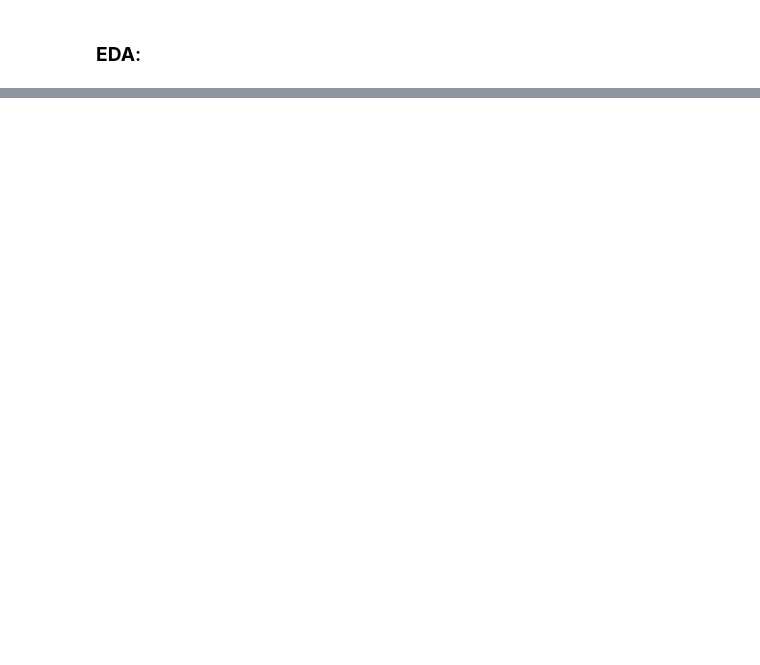
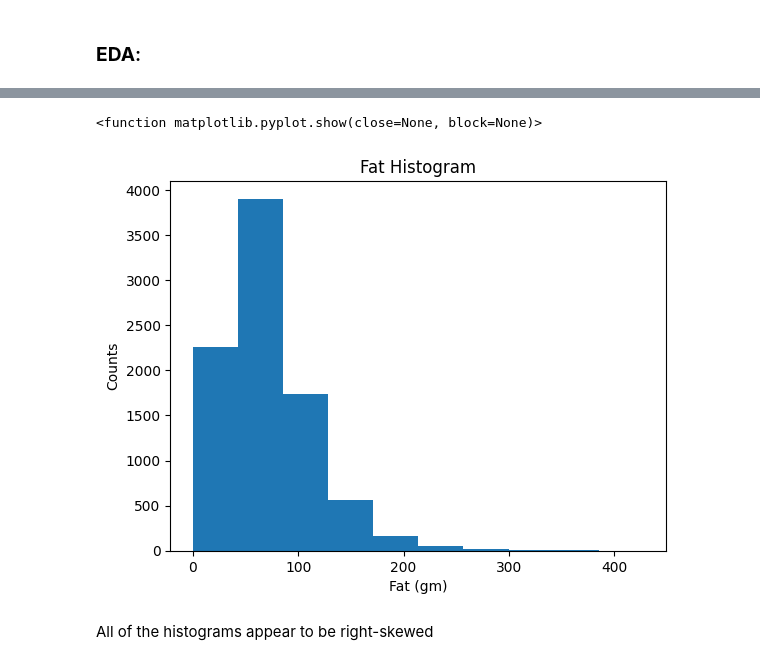
Before and after one commit to lainegoldmacher1/DS3021-project-1, a Jupyter notebook: project_1_bsds_part1.ipynb, the cells around one changed output, grey strips where cells are left out. Saved outputs shown, nothing was run; the diff lists cells and outputs as text; code cells hidden in the pictures; blank space fills up the shorter version.

```diff
--- a/project_1_bsds_part1.ipynb
+++ b/project_1_bsds_part1.ipynb
@@ -242,0 +275,11 @@ X_interesting.head()
+# %%
+plt.hist(X_interesting['DRXTTFAT'])
+plt.title("Fat Histogram")
+plt.xlabel("Fat (gm)")
+plt.ylabel("Counts")
+plt.show
+# %% [output]
+<function matplotlib.pyplot.show(close=None, block=None)>
+[figure, added]
+# %% [markdown]
+All of the histograms appear to be right-skewed
```
Also changed, not shown: parts of 11 cells of this notebook.
